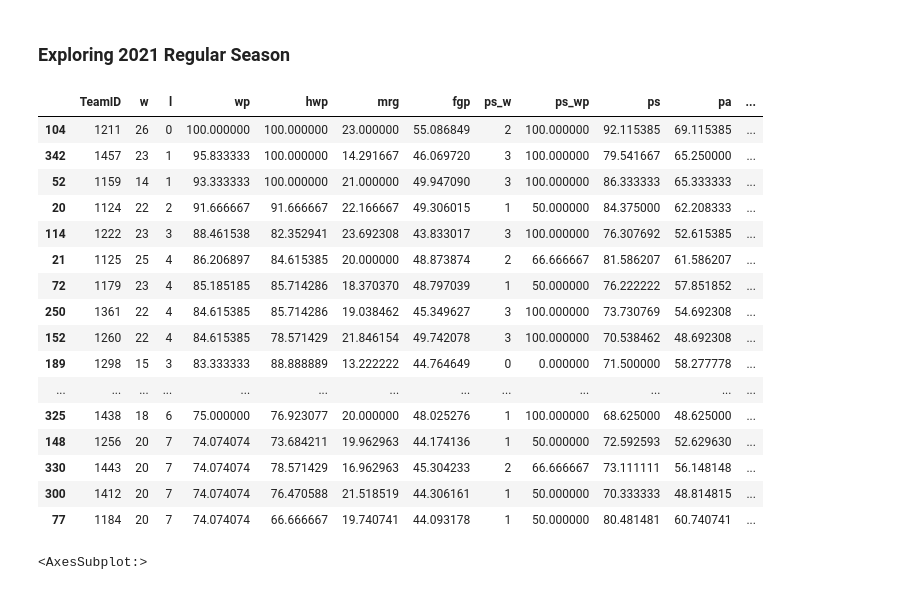
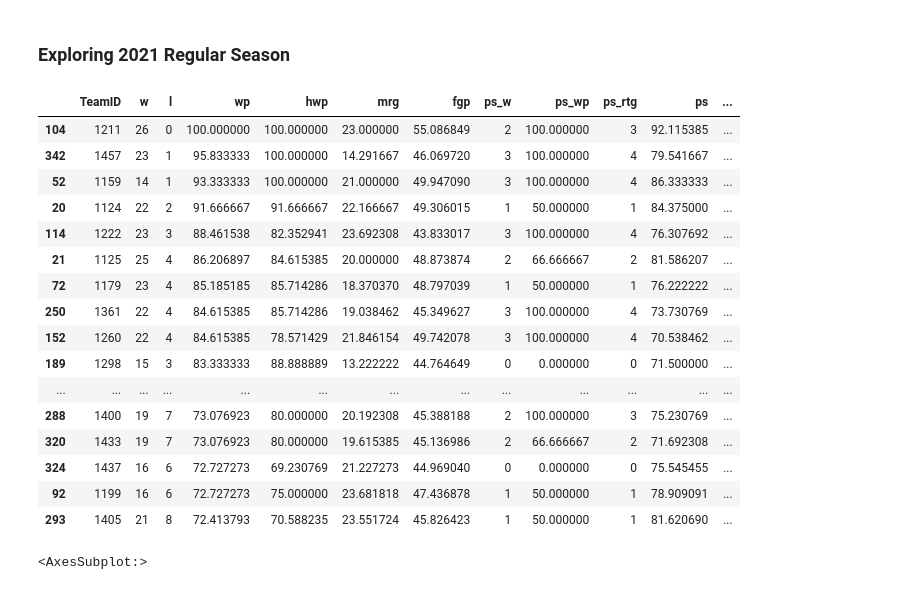
Before and after one commit to ozgunhaznedar/march_madness, a Jupyter notebook: notebooks/OH_regular.ipynb, the cells around one changed output. Cells and saved outputs as stored; diff of their text form; code cells hidden in the pictures.

Commit message:
tournement results

```diff
--- a/notebooks/OH_01.ipynb
+++ b/notebooks/OH_regular.ipynb
@@ -279,6 +279,14 @@ df_pst2021
 ps_w = list(
     map(
         lambda x: df_pst2021[(df_pst2021.WTeamID == x)].shape[0],
+        teams_2021,
+    )
+)
+
+# post season tournement losses
+ps_l = list(
+    map(
+        lambda x: df_pst2021[(df_pst2021.LTeamID == x)].shape[0],
         teams_2021,
     )
 )
@@ -298,6 +306,11 @@ def ps_winning_percentage(TeamID):
         return 1
 
 
+# post season rating
+# the minimum difference between wins and losses is -1. To make the -1 teams as good as teams that have not played +1
+ps_rtg = np.subtract(ps_w, ps_l) + 1
+
+# post season winning percentages
 ps_wp = list(map(ps_winning_percentage, teams_2021))
 # %%
 # Regular Season Standings Table
@@ -328,6 +341,7 @@ df_lt = pd.DataFrame(
             hwp,
             ps_w,
             ps_wp,
+            ps_rtg,
         )
     ),
     columns=[
@@ -355,6 +369,7 @@ df_lt = pd.DataFrame(
         "hwp",
         "ps_w",
         "ps_wp",
+        "ps_rtg",
     ],
 )
 df_lt["ps"] = (df_lt.psw + df_lt.psl) / df_lt.gp
@@ -396,40 +411,41 @@ df_lt["opp_wp"] = opp_wp
 # %%
 df_lt.sort_values("wp", ascending=False)[
     [
         "TeamID",
         "w",
         "l",
         "wp",
         "hwp",
         "mrg",
         "fgp",
         "ps_w",
         "ps_wp",
+        "ps_rtg",
         "ps",
         "pa",
         "psw",
         "psl",
         "opp_wp",
     ]
-].head(30)
+].head(40)
 # %% [output]
-|  | TeamID | w | l | wp | hwp | mrg | fgp | ps_w | ps_wp | ps | pa | ... |
-| 104 | 1211 | 26 | 0 | 100.000000 | 100.000000 | 23.000000 | 55.086849 | 2 | 100.000000 | 92.115385 | 69.115385 | ... |
-| 342 | 1457 | 23 | 1 | 95.833333 | 100.000000 | 14.291667 | 46.069720 | 3 | 100.000000 | 79.541667 | 65.250000 | ... |
-| 52 | 1159 | 14 | 1 | 93.333333 | 100.000000 | 21.000000 | 49.947090 | 3 | 100.000000 | 86.333333 | 65.333333 | ... |
-| 20 | 1124 | 22 | 2 | 91.666667 | 91.666667 | 22.166667 | 49.306015 | 1 | 50.000000 | 84.375000 | 62.208333 | ... |
-| 114 | 1222 | 23 | 3 | 88.461538 | 82.352941 | 23.692308 | 43.833017 | 3 | 100.000000 | 76.307692 | 52.615385 | ... |
-| 21 | 1125 | 25 | 4 | 86.206897 | 84.615385 | 20.000000 | 48.873874 | 2 | 66.666667 | 81.586207 | 61.586207 | ... |
-| 72 | 1179 | 23 | 4 | 85.185185 | 85.714286 | 18.370370 | 48.797039 | 1 | 50.000000 | 76.222222 | 57.851852 | ... |
-| 250 | 1361 | 22 | 4 | 84.615385 | 85.714286 | 19.038462 | 45.349627 | 3 | 100.000000 | 73.730769 | 54.692308 | ... |
-| 152 | 1260 | 22 | 4 | 84.615385 | 78.571429 | 21.846154 | 49.742078 | 3 | 100.000000 | 70.538462 | 48.692308 | ... |
-| 189 | 1298 | 15 | 3 | 83.333333 | 88.888889 | 13.222222 | 44.764649 | 0 | 0.000000 | 71.500000 | 58.277778 | ... |
+|  | TeamID | w | l | wp | hwp | mrg | fgp | ps_w | ps_wp | ps_rtg | ps | ... |
+| 104 | 1211 | 26 | 0 | 100.000000 | 100.000000 | 23.000000 | 55.086849 | 2 | 100.000000 | 3 | 92.115385 | ... |
+| 342 | 1457 | 23 | 1 | 95.833333 | 100.000000 | 14.291667 | 46.069720 | 3 | 100.000000 | 4 | 79.541667 | ... |
+| 52 | 1159 | 14 | 1 | 93.333333 | 100.000000 | 21.000000 | 49.947090 | 3 | 100.000000 | 4 | 86.333333 | ... |
+| 20 | 1124 | 22 | 2 | 91.666667 | 91.666667 | 22.166667 | 49.306015 | 1 | 50.000000 | 1 | 84.375000 | ... |
+| 114 | 1222 | 23 | 3 | 88.461538 | 82.352941 | 23.692308 | 43.833017 | 3 | 100.000000 | 4 | 76.307692 | ... |
+| 21 | 1125 | 25 | 4 | 86.206897 | 84.615385 | 20.000000 | 48.873874 | 2 | 66.666667 | 2 | 81.586207 | ... |
+| 72 | 1179 | 23 | 4 | 85.185185 | 85.714286 | 18.370370 | 48.797039 | 1 | 50.000000 | 1 | 76.222222 | ... |
+| 250 | 1361 | 22 | 4 | 84.615385 | 85.714286 | 19.038462 | 45.349627 | 3 | 100.000000 | 4 | 73.730769 | ... |
+| 152 | 1260 | 22 | 4 | 84.615385 | 78.571429 | 21.846154 | 49.742078 | 3 | 100.000000 | 4 | 70.538462 | ... |
+| 189 | 1298 | 15 | 3 | 83.333333 | 88.888889 | 13.222222 | 44.764649 | 0 | 0.000000 | 0 | 71.500000 | ... |
 | ... | ... | ... | ... | ... | ... | ... | ... | ... | ... | ... | ... | ... |
-| 325 | 1438 | 18 | 6 | 75.000000 | 76.923077 | 20.000000 | 48.025276 | 1 | 100.000000 | 68.625000 | 48.625000 | ... |
-| 148 | 1256 | 20 | 7 | 74.074074 | 73.684211 | 19.962963 | 44.174136 | 1 | 50.000000 | 72.592593 | 52.629630 | ... |
-| 330 | 1443 | 20 | 7 | 74.074074 | 78.571429 | 16.962963 | 45.304233 | 2 | 66.666667 | 73.111111 | 56.148148 | ... |
-| 300 | 1412 | 20 | 7 | 74.074074 | 76.470588 | 21.518519 | 44.306161 | 1 | 50.000000 | 70.333333 | 48.814815 | ... |
-| 77 | 1184 | 20 | 7 | 74.074074 | 66.666667 | 19.740741 | 44.093178 | 1 | 50.000000 | 80.481481 | 60.740741 | ... |
+| 288 | 1400 | 19 | 7 | 73.076923 | 80.000000 | 20.192308 | 45.388188 | 2 | 100.000000 | 3 | 75.230769 | ... |
+| 320 | 1433 | 19 | 7 | 73.076923 | 80.000000 | 19.615385 | 45.136986 | 2 | 66.666667 | 2 | 71.692308 | ... |
+| 324 | 1437 | 16 | 6 | 72.727273 | 69.230769 | 21.227273 | 44.969040 | 0 | 0.000000 | 0 | 75.545455 | ... |
+| 92 | 1199 | 16 | 6 | 72.727273 | 75.000000 | 23.681818 | 47.436878 | 1 | 50.000000 | 1 | 78.909091 | ... |
+| 293 | 1405 | 21 | 8 | 72.413793 | 70.588235 | 23.551724 | 45.826423 | 1 | 50.000000 | 1 | 81.620690 | ... |
 # %%
 # correleations
 sns.set(rc={"figure.figsize": (12, 12)})
```
Also changed, not shown: 1 other file.
